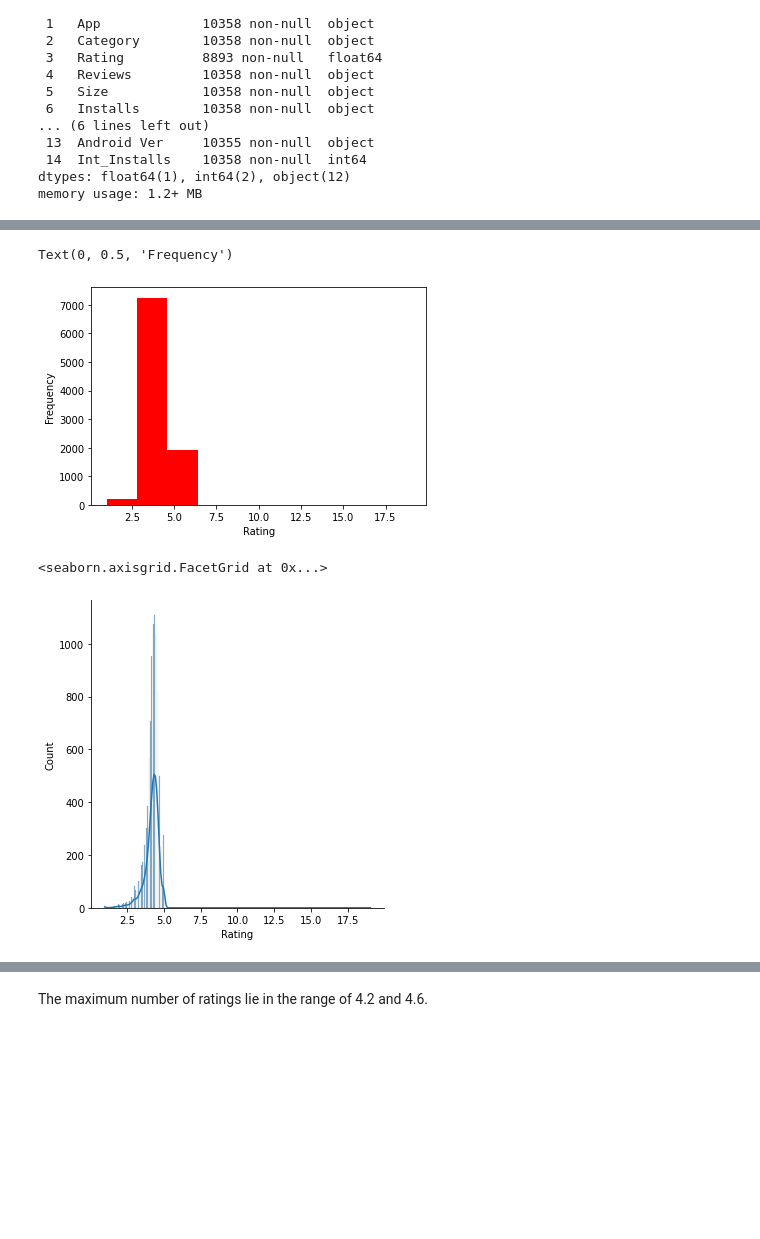
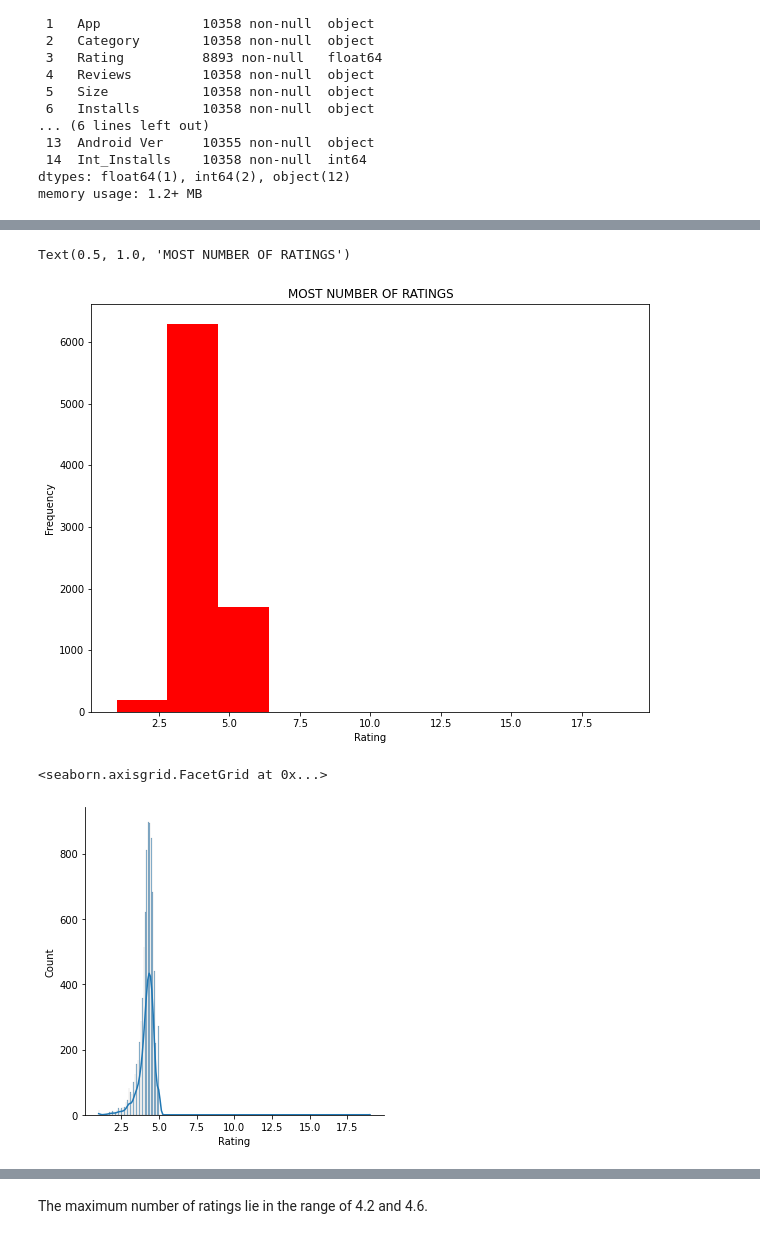
Before and after one commit to sspaulc/EDA--ABTN0105-Play-Store-App-Review-Analysis, a Jupyter notebook: Sanchita_Paul_Play_Store_App_Review_Analysis_[ABTN0105]_Capstone_Project.ipynb, the cells around one changed output, grey strips where cells are left out. Cells and saved outputs as stored; diff of their text form; code cells hidden in the pictures; blank space fills up the shorter version.

```diff
--- a/Sanchita_Paul_Play_Store_App_Review_Analysis_[ABTN0105]_Capstone_Project.ipynb
+++ b/Sanchita_Paul_Play_Store_App_Review_Analysis_[ABTN0105]_Capstone_Project.ipynb
@@ -68,6 +68,8 @@ Data columns (total 14 columns):
  13  Android Ver     10355 non-null  object
 dtypes: float64(1), int64(1), object(12)
 memory usage: 1.1+ MB
+# %%
+plt.rcParams["figure.figsize"]=(10,7.5)
 # %%
 #Convert the string row to integers
 
@@ -107,3 +109,5 @@ Data columns (total 15 columns):
  14  Int_Installs    10358 non-null  int64
 dtypes: float64(1), int64(2), object(12)
 memory usage: 1.2+ MB
+# %%
+playstore_df_no_duplicates.drop_duplicates(subset= 'App',keep= 'first',inplace=True)
@@ -110,11 +133,12 @@ memory usage: 1.2+ MB
 # %%
 #Use histogram to check where most of the reviews lie
 
-rating= playstore_df[~playstore_df['Rating'].isna()]['Rating']
+rating= playstore_df_no_duplicates['Rating']
 
 plt.hist(rating.values,color= "red")
 plt.xlabel('Rating')
 plt.ylabel('Frequency')
+plt.title('MOST NUMBER OF RATINGS')
 # %% [output]
-Text(0, 0.5, 'Frequency')
+Text(0.5, 1.0, 'MOST NUMBER OF RATINGS')
-[figure, old version]
+[figure, new version]
@@ -121,8 +147,8 @@ Text(0, 0.5, 'Frequency')
 # %%
-sns.displot(playstore_df['Rating'],kde= True )
+sns.displot(playstore_df_no_duplicates['Rating'],kde= True )
 # %% [output]
 <seaborn.axisgrid.FacetGrid at 0x...>
-[figure, old version]
+[figure, new version]
 # %%
 playstore_df_no_duplicates['Rating'].value_counts().head(5)
 # %% [output]
```
Also changed, not shown: parts of 33 cells of this notebook.
